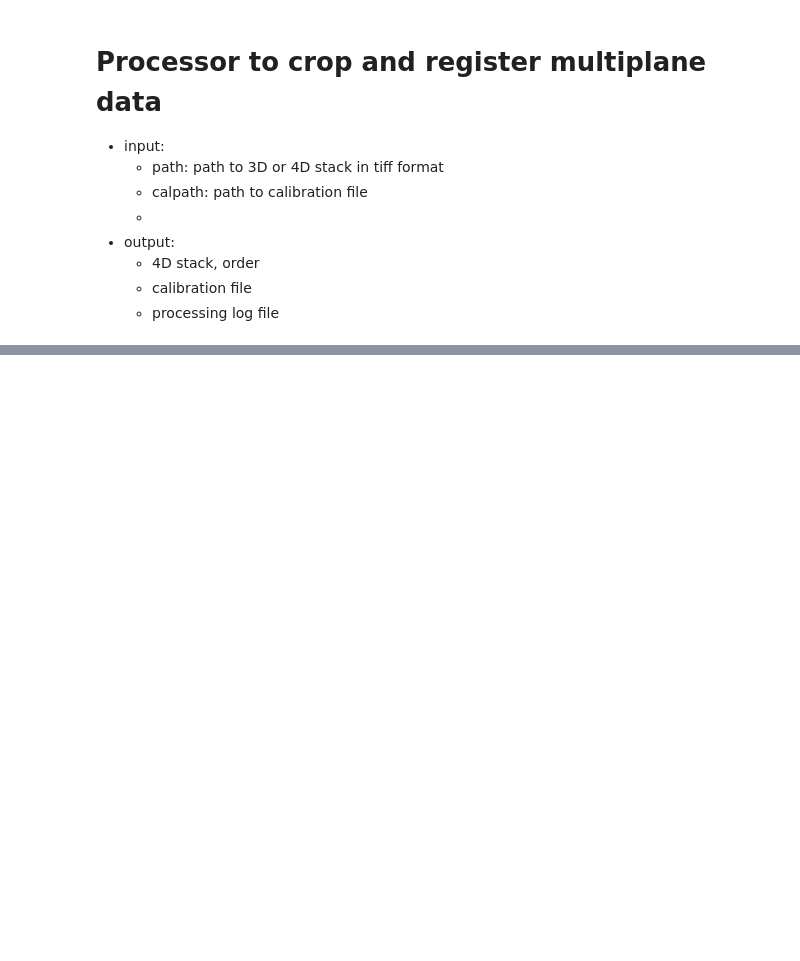
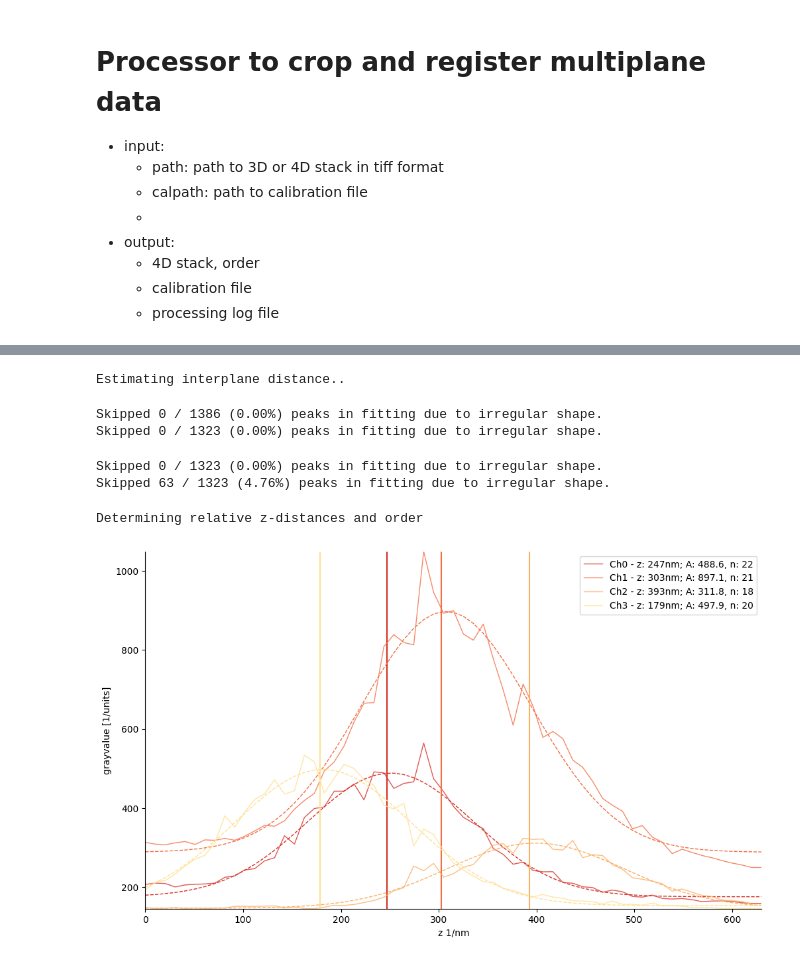
Before and after one commit to moengels/mp_proc, a Jupyter notebook: main_processing.ipynb, the cells around one changed output, grey strips where cells are left out. Drawn from its saved outputs; the diff is of its cells as text; code cells hidden in the pictures; blank space fills up the shorter version.

```diff
--- a/main_processing.ipynb
+++ b/main_processing.ipynb
@@ -80,0 +138,16 @@ tracks
+# %%
+stack.shape
+stack_test = stack.copy()
+stack_test[0,...] = stack[2,...]
+stack_test[2,...] = stack[0,...]
+calib.estimate_interplane_distance(stack_test)
+calib.get_transformation(stack_test)
+stack_out = calib.apply_transformation(stack_test)
+# %% [output]
+Estimating interplane distance..
+Skipped 0 / 1386 (0.00%) peaks in fitting due to irregular shape.
+Skipped 0 / 1323 (0.00%) peaks in fitting due to irregular shape.
+Skipped 0 / 1323 (0.00%) peaks in fitting due to irregular shape.
+Skipped 63 / 1323 (4.76%) peaks in fitting due to irregular shape.
+Determining relative z-distances and order
+[figure, added]
```
Also changed, not shown: parts of 22 cells of this notebook, 1 other file.
